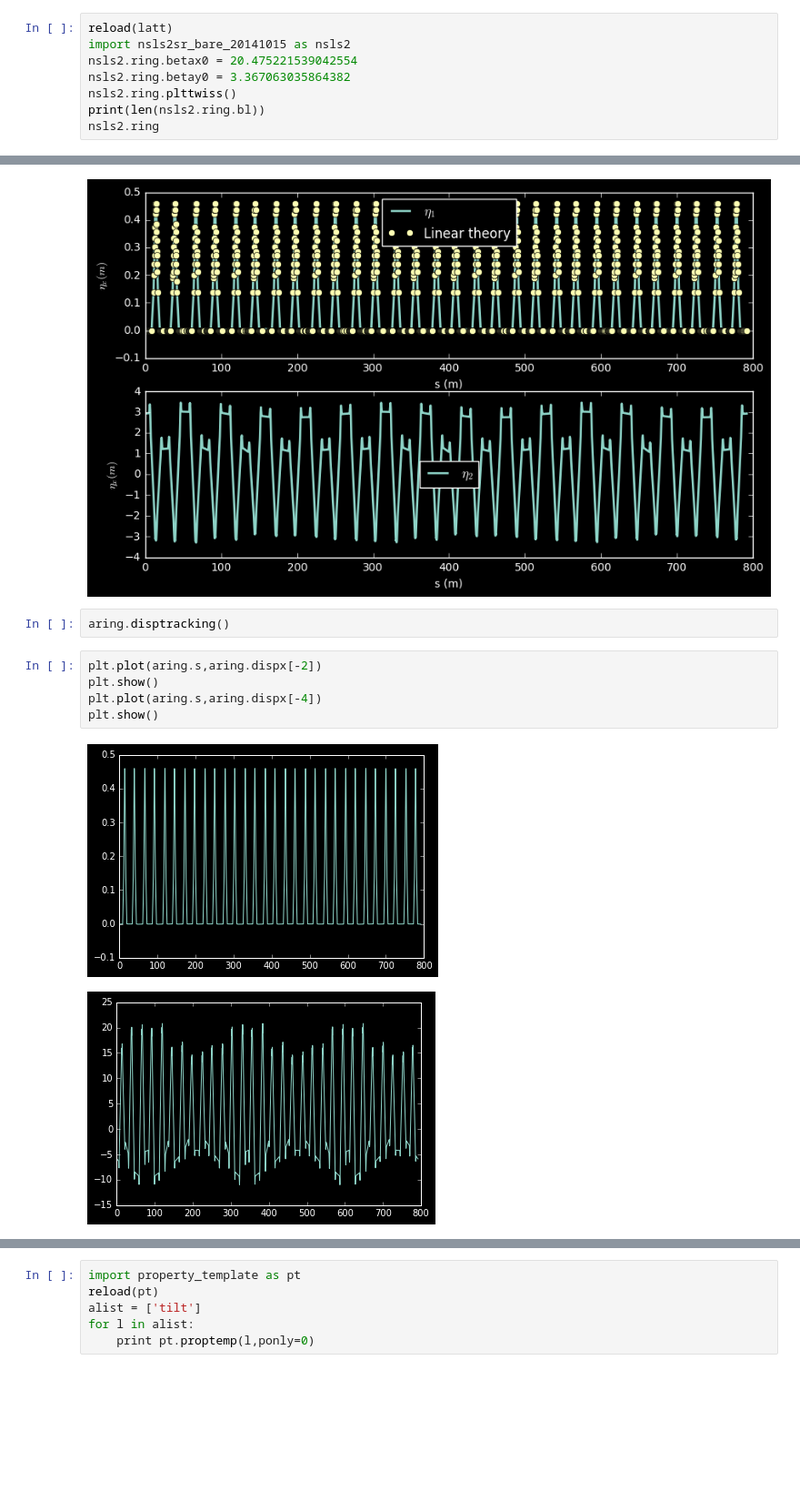
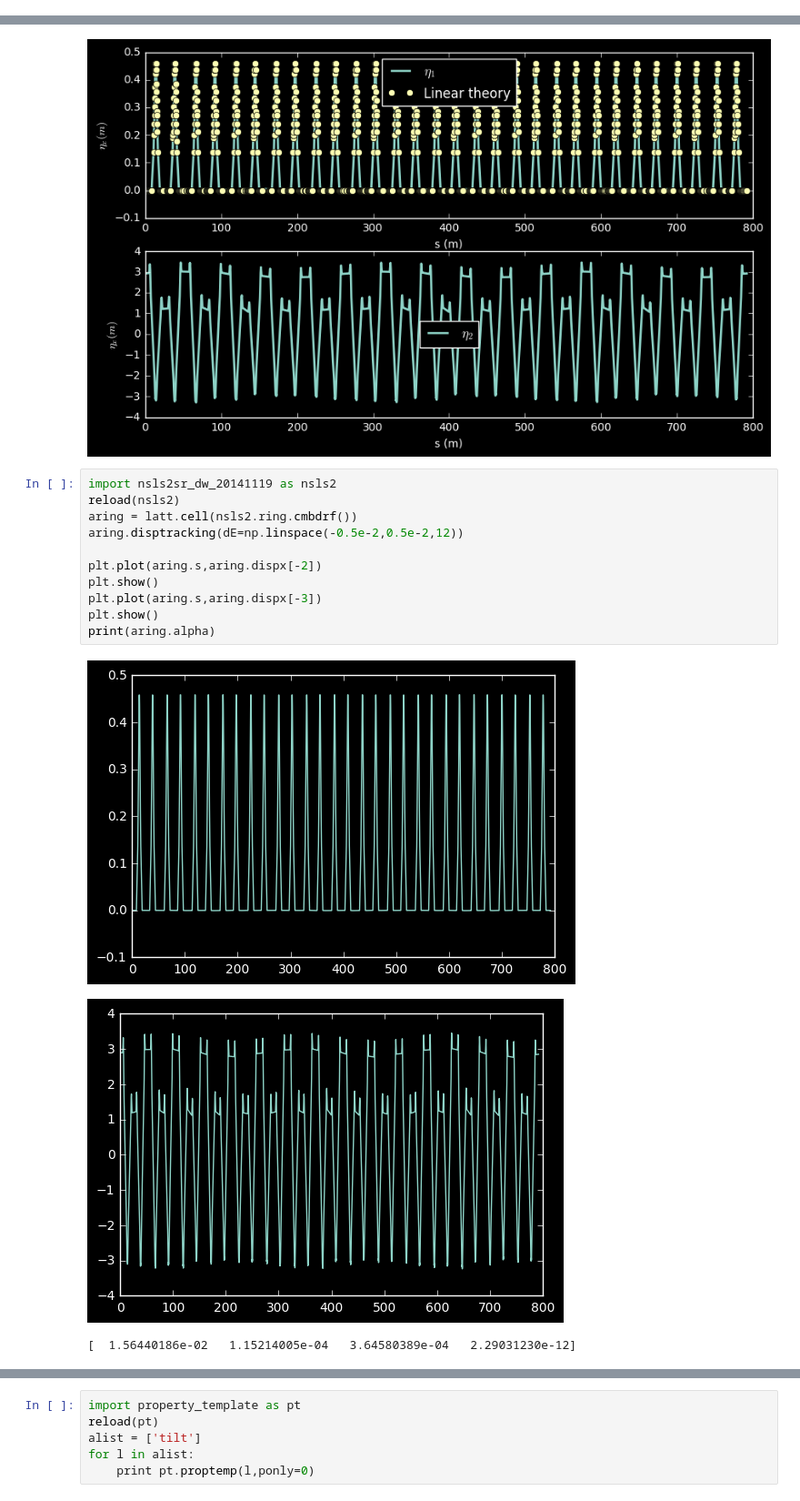
Before and after one commit to mpyliyj/pylatt_git, a Jupyter notebook: pylatt_examples.ipynb, the cells around one changed output, grey strips where cells are left out. Shown at 91% size. Cells and saved outputs as stored; diff of their text form; blank space fills up the shorter version.

```diff
--- a/pylatt_examples.ipynb
+++ b/pylatt_examples.ipynb
@@ -392,8 +424,0 @@ plt.show()
-# %%
-reload(latt)
-import nsls2sr_bare_20141015 as nsls2
-nsls2.ring.betax0 = 20.475221539042554
-nsls2.ring.betay0 = 3.367063035864382
-nsls2.ring.plttwiss()
-print(len(nsls2.ring.bl))
-nsls2.ring
@@ -548,13 +551,18 @@ aring.getDispersionWithTracking(dE=np.linspace(-1.5e-2,1.5e-2,16),deg=3,verbose=
 # %% [output]
  016 out of 016: dE =    0.0150
 [figure]
-# %%
-aring.disptracking()
 # %%
+import nsls2sr_dw_20141119 as nsls2
+reload(nsls2)
+aring = latt.cell(nsls2.ring.cmbdrf())
+aring.disptracking(dE=np.linspace(-0.5e-2,0.5e-2,12))
+
 plt.plot(aring.s,aring.dispx[-2])
 plt.show()
-plt.plot(aring.s,aring.dispx[-4])
+plt.plot(aring.s,aring.dispx[-3])
 plt.show()
+print(aring.alpha)
 # %% [output]
-[figure, old version]
+[figure, new version]
-[figure, old version]
+[figure, new version]
+[  1.56440186e-02   1.15214005e-04   3.64580389e-04   2.29031230e-12]
```
Also changed, not shown: parts of 38 cells of this notebook, 2 other files.
